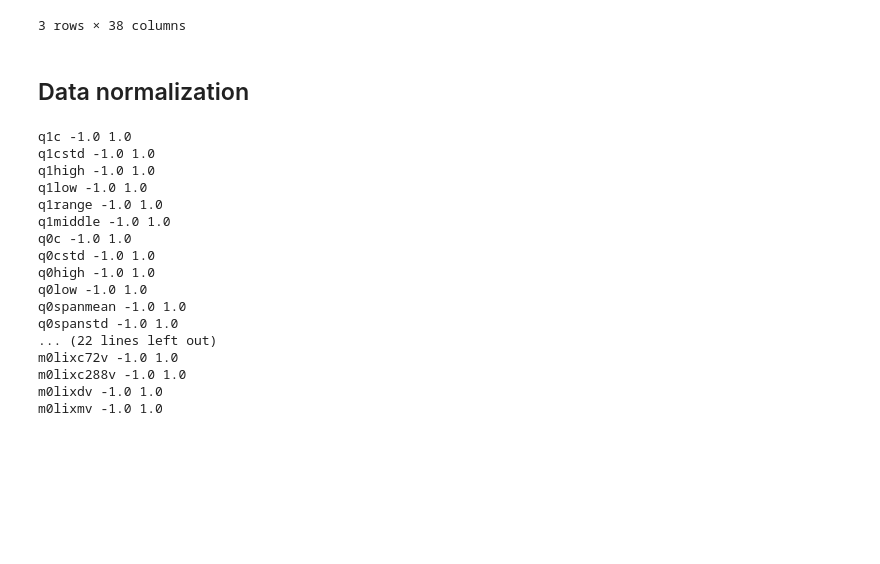
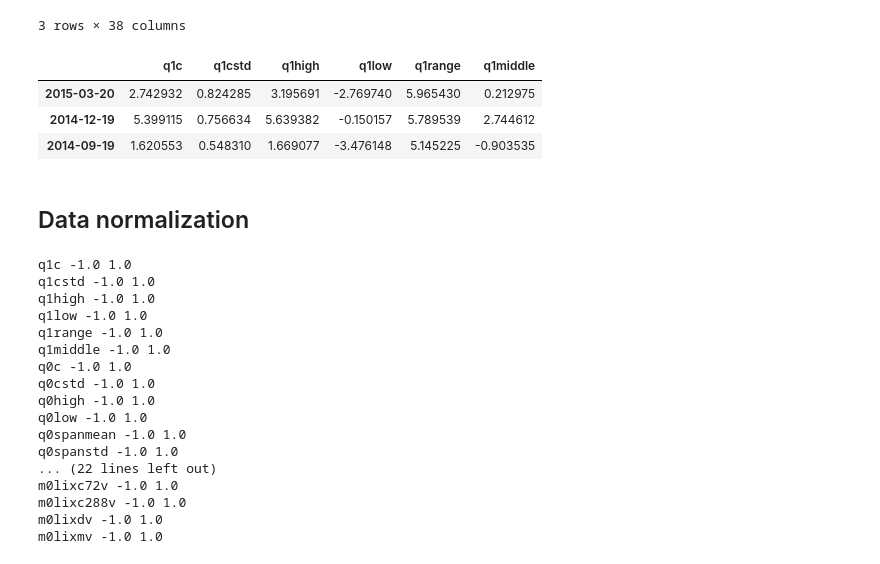
Before and after one commit to marcolunardi/metis, a Jupyter notebook: kojak_work/options_project_analysis.ipynb, the cells around one changed output. Drawn from its saved outputs; the diff is of its cells as text; code cells hidden in the pictures; blank space fills up the shorter version.

```diff
--- a/kojak_work/options_project_analysis.ipynb
+++ b/kojak_work/options_project_analysis.ipynb
@@ -1267,6 +1284,21 @@ data2.tail(3)
 | 1980-06-20 | 8.463294 | 0.761326 | 10.555344 | -0.418410 | 10.973754 | 5.068467 | -7.437726 | 1.227000 | 1.308383 | -1.216431 | ... | ... |
 | 1980-03-21 | -9.946308 | 1.114831 | 4.251386 | -9.990318 | 14.241704 | -2.869466 | 12.966093 | 0.781962 | 0.853926 | -0.977202 | ... | ... |
 3 rows × 38 columns
+# %%
+ydata2 = pd.DataFrame(index = exp, columns = ['q1c','q1cstd','q1high','q1low','q1range','q1middle'])
+# %%
+ydata2.q1c = q1c
+ydata2.q1cstd = q1cstd
+ydata2.q1high = q1high
+ydata2.q1low = q1low
+ydata2.q1range = q1range
+ydata2.q1middle = q1middle
+ydata2.head(3)
+# %% [output]
+|  | q1c | q1cstd | q1high | q1low | q1range | q1middle |
+| 2015-03-20 | 2.742932 | 0.824285 | 3.195691 | -2.769740 | 5.965430 | 0.212975 |
+| 2014-12-19 | 5.399115 | 0.756634 | 5.639382 | -0.150157 | 5.789539 | 2.744612 |
+| 2014-09-19 | 1.620553 | 0.548310 | 1.669077 | -3.476148 | 5.145225 | -0.903535 |
 # %%
 data2.to_csv('data2.csv')
 # %% [markdown]
```
Also changed, not shown: parts of 12 cells of this notebook, 9 other files.
